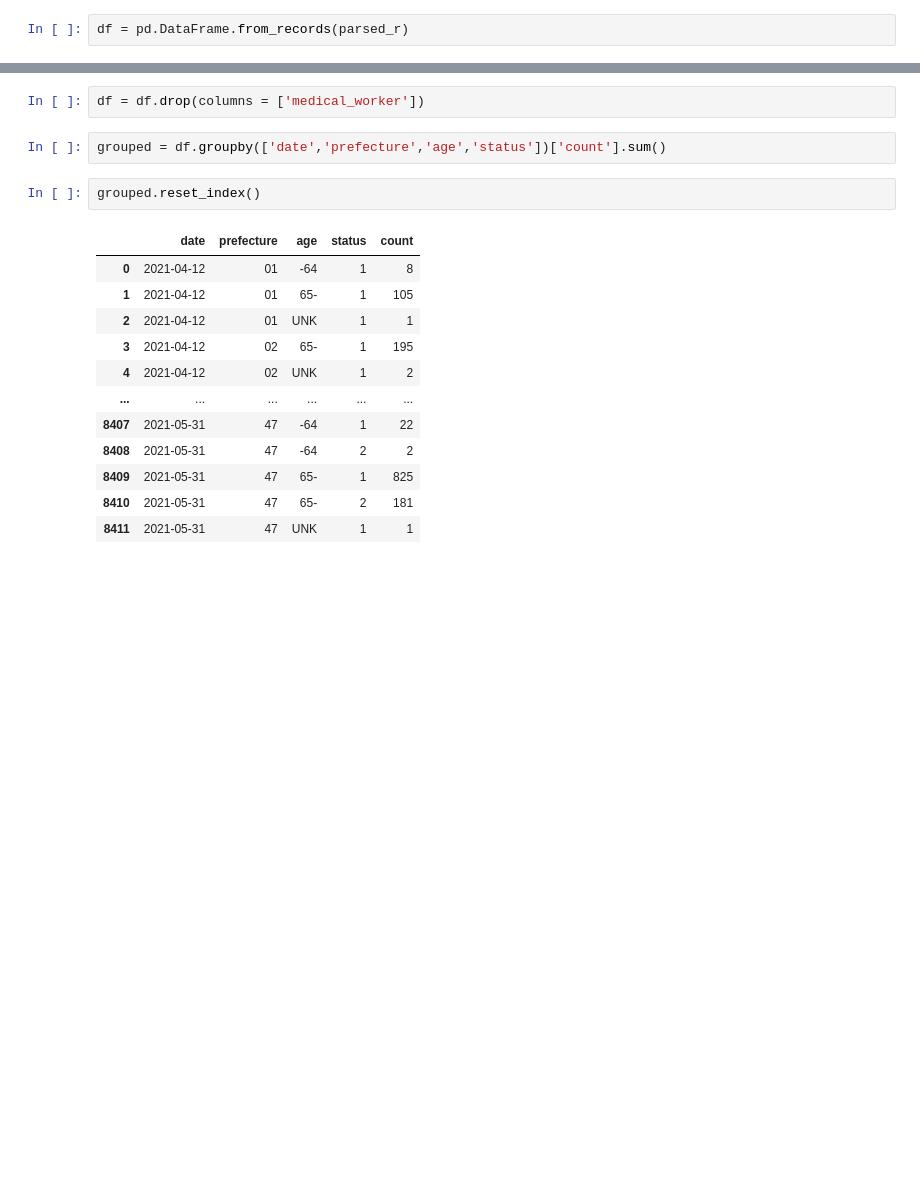
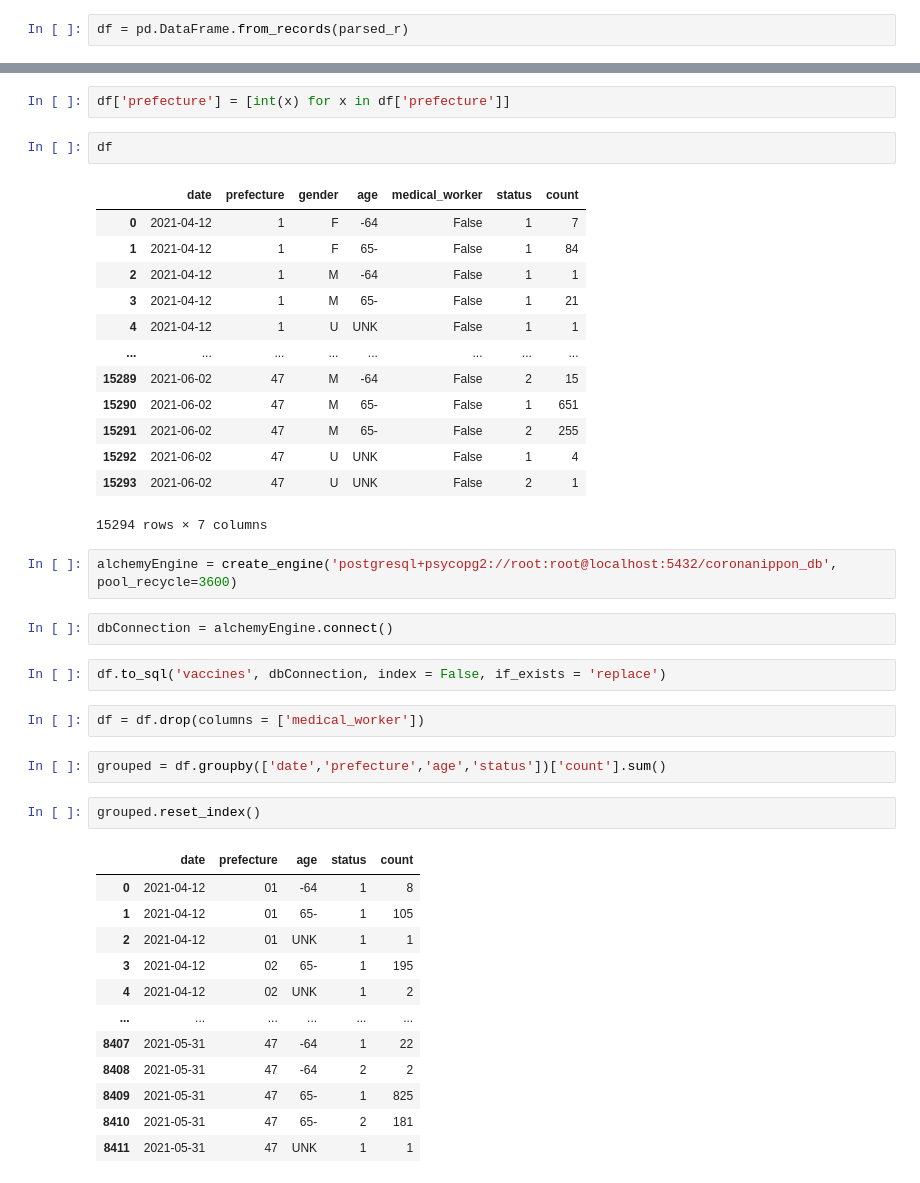
Before and after one commit to katsukixyz/coronanippon, a Jupyter notebook: data/init.ipynb, the cells around one changed output, grey strips where cells are left out. Drawn from its saved outputs; the diff is of its cells as text; blank space fills up the shorter version.

```diff
--- a/data/init.ipynb
+++ b/data/init.ipynb
@@ -53,3 +54,27 @@ df
+# %%
+df['prefecture'] = [int(x) for x in df['prefecture']]
+# %%
+df
+# %% [output]
+|  | date | prefecture | gender | age | medical_worker | status | count |
+| 0 | 2021-04-12 | 1 | F | -64 | False | 1 | 7 |
+| 1 | 2021-04-12 | 1 | F | 65- | False | 1 | 84 |
+| 2 | 2021-04-12 | 1 | M | -64 | False | 1 | 1 |
+| 3 | 2021-04-12 | 1 | M | 65- | False | 1 | 21 |
+| 4 | 2021-04-12 | 1 | U | UNK | False | 1 | 1 |
+| ... | ... | ... | ... | ... | ... | ... | ... |
+| 15289 | 2021-06-02 | 47 | M | -64 | False | 2 | 15 |
+| 15290 | 2021-06-02 | 47 | M | 65- | False | 1 | 651 |
+| 15291 | 2021-06-02 | 47 | M | 65- | False | 2 | 255 |
+| 15292 | 2021-06-02 | 47 | U | UNK | False | 1 | 4 |
+| 15293 | 2021-06-02 | 47 | U | UNK | False | 2 | 1 |
+15294 rows × 7 columns
+# %%
+alchemyEngine = create_engine('postgresql+psycopg2://root:root@localhost:5432/coronanippon_db', pool_recycle=3600)
+# %%
+dbConnection = alchemyEngine.connect()
+# %%
+df.to_sql('vaccines', dbConnection, index = False, if_exists = 'replace')
 # %%
 df = df.drop(columns = ['medical_worker'])
 # %%
```
Also changed, not shown: parts of 4 cells of this notebook, 18 other files.
